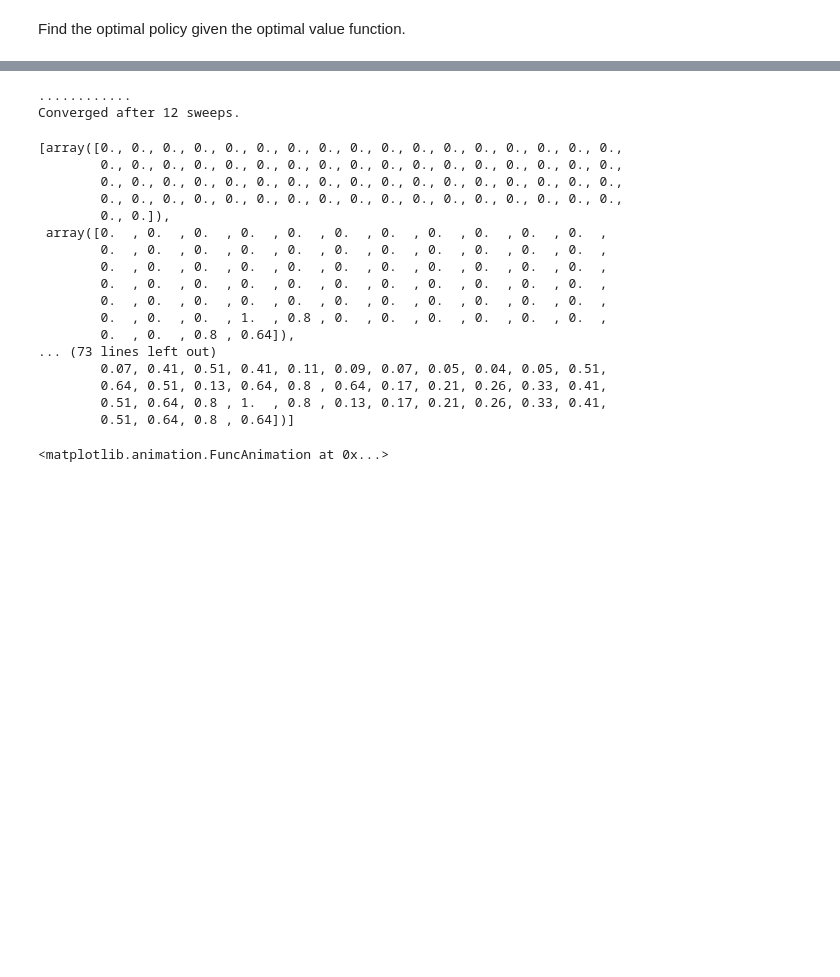
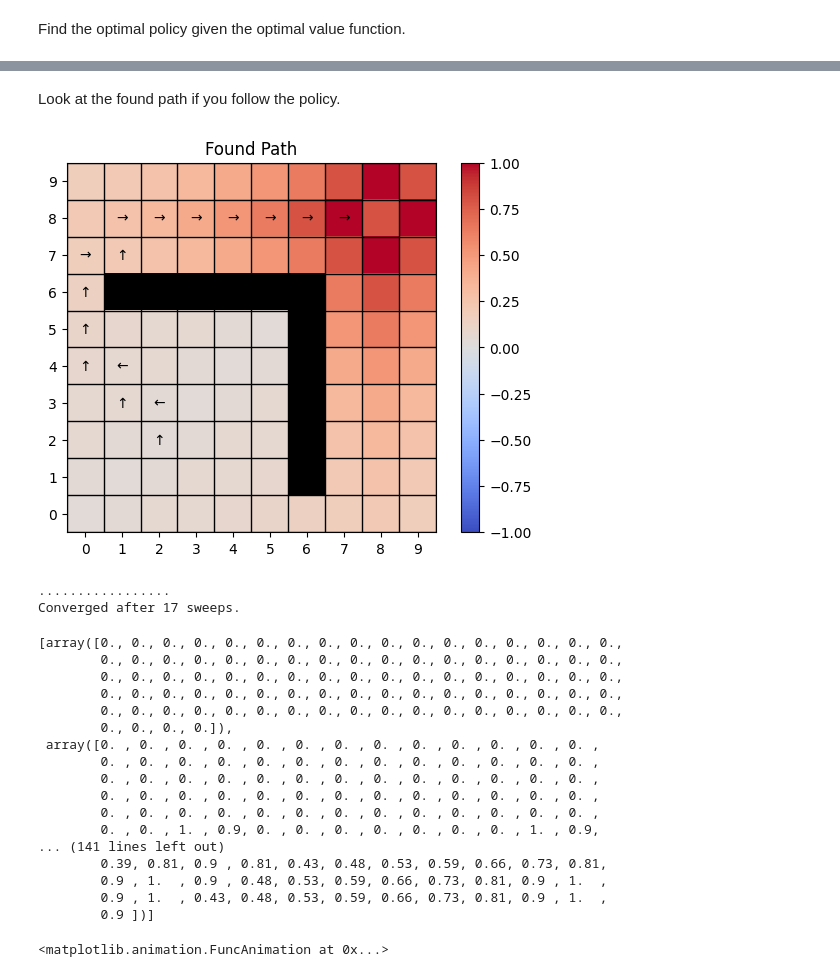
Before and after one commit to mhahsler/Introduction_to_Reinforcement_Learning, a Jupyter notebook: DP/L-Maze.ipynb, the cells around one changed output, grey strips where cells are left out. Cells and saved outputs as stored; diff of their text form; code cells hidden in the pictures; blank space fills up the shorter version.

```diff
--- a/DP/L-Maze.ipynb
+++ b/DP/L-Maze.ipynb
@@ -89,28 +83,37 @@ env.image(V_star, policy=pol_star)
+# %% [markdown]
+Look at the found path if you follow the policy.
+# %%
+from gym_classics.algorithms.MC import sample_episode
+
+path = sample_episode(env, policy=pol_star, max_len=100)
+env.image(V_star, policy=pol_star, episode=path, title='Found Path', clim=(-1,1))
+# %% [output]
+[figure, added]
 # %%
-Vs = value_iteration(env, discount=.8, precision=0.1, history=True, verbose=True)
+Vs = value_iteration(env, discount=.9, precision=0.1, history=True, verbose=True)
 Vs
 
 #gridworld_image_list(env, Vs, cmap = "Reds")
 # %% [output]
-............
-Converged after 12 sweeps.
+.................
+Converged after 17 sweeps.
 [array([0., 0., 0., 0., 0., 0., 0., 0., 0., 0., 0., 0., 0., 0., 0., 0., 0.,
         0., 0., 0., 0., 0., 0., 0., 0., 0., 0., 0., 0., 0., 0., 0., 0., 0.,
         0., 0., 0., 0., 0., 0., 0., 0., 0., 0., 0., 0., 0., 0., 0., 0., 0.,
         0., 0., 0., 0., 0., 0., 0., 0., 0., 0., 0., 0., 0., 0., 0., 0., 0.,
-        0., 0.]),
- array([0.  , 0.  , 0.  , 0.  , 0.  , 0.  , 0.  , 0.  , 0.  , 0.  , 0.  ,
-        0.  , 0.  , 0.  , 0.  , 0.  , 0.  , 0.  , 0.  , 0.  , 0.  , 0.  ,
-        0.  , 0.  , 0.  , 0.  , 0.  , 0.  , 0.  , 0.  , 0.  , 0.  , 0.  ,
-        0.  , 0.  , 0.  , 0.  , 0.  , 0.  , 0.  , 0.  , 0.  , 0.  , 0.  ,
-        0.  , 0.  , 0.  , 0.  , 0.  , 0.  , 0.  , 0.  , 0.  , 0.  , 0.  ,
-        0.  , 0.  , 0.  , 1.  , 0.8 , 0.  , 0.  , 0.  , 0.  , 0.  , 0.  ,
-        0.  , 0.  , 0.8 , 0.64]),
-... (73 lines left out)
-        0.07, 0.41, 0.51, 0.41, 0.11, 0.09, 0.07, 0.05, 0.04, 0.05, 0.51,
-        0.64, 0.51, 0.13, 0.64, 0.8 , 0.64, 0.17, 0.21, 0.26, 0.33, 0.41,
-        0.51, 0.64, 0.8 , 1.  , 0.8 , 0.13, 0.17, 0.21, 0.26, 0.33, 0.41,
-        0.51, 0.64, 0.8 , 0.64])]
+        0., 0., 0., 0., 0., 0., 0., 0., 0., 0., 0., 0., 0., 0., 0., 0., 0.,
+        0., 0., 0., 0.]),
+ array([0. , 0. , 0. , 0. , 0. , 0. , 0. , 0. , 0. , 0. , 0. , 0. , 0. ,
+        0. , 0. , 0. , 0. , 0. , 0. , 0. , 0. , 0. , 0. , 0. , 0. , 0. ,
+        0. , 0. , 0. , 0. , 0. , 0. , 0. , 0. , 0. , 0. , 0. , 0. , 0. ,
+        0. , 0. , 0. , 0. , 0. , 0. , 0. , 0. , 0. , 0. , 0. , 0. , 0. ,
+        0. , 0. , 0. , 0. , 0. , 0. , 0. , 0. , 0. , 0. , 0. , 0. , 0. ,
+        0. , 0. , 1. , 0.9, 0. , 0. , 0. , 0. , 0. , 0. , 0. , 1. , 0.9,
+... (141 lines left out)
+        0.39, 0.81, 0.9 , 0.81, 0.43, 0.48, 0.53, 0.59, 0.66, 0.73, 0.81,
+        0.9 , 1.  , 0.9 , 0.48, 0.53, 0.59, 0.66, 0.73, 0.81, 0.9 , 1.  ,
+        0.9 , 1.  , 0.43, 0.48, 0.53, 0.59, 0.66, 0.73, 0.81, 0.9 , 1.  ,
+        0.9 ])]
 # %%
 gridworld_animate(env, Vs, cmap = "Reds")
 # %% [output]
```
Also changed, not shown: parts of 8 cells of this notebook, 2 other files.
